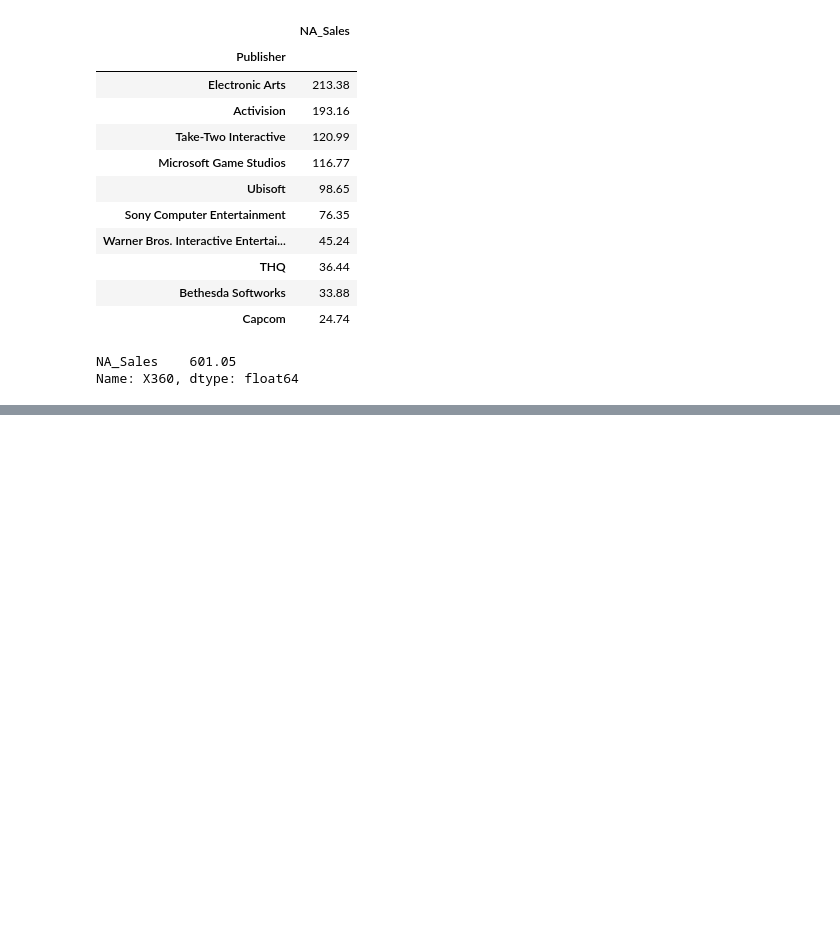
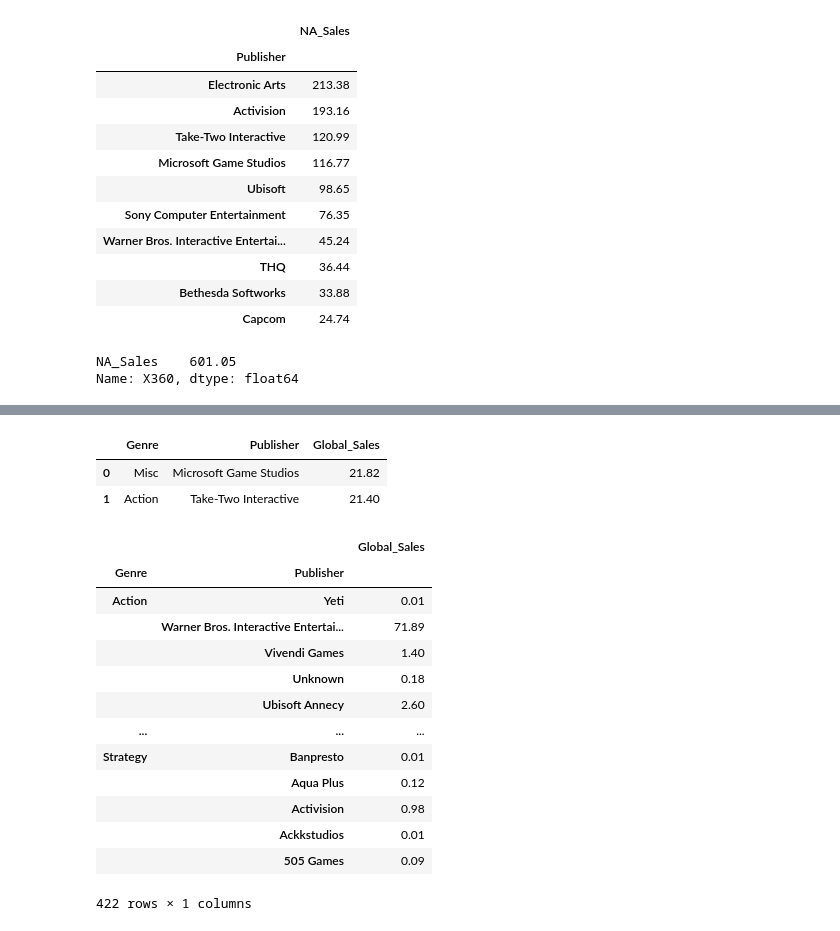
Before and after one commit to TomaszBury/The-ultimate-pandas-bootcamp-advanced-python-data-analysis, a Jupyter notebook: section_08/groupby_and_aggregates.ipynb, the cells around one changed output, grey strips where cells are left out. Drawn from its saved outputs; the diff is of its cells as text; code cells hidden in the pictures; blank space fills up the shorter version.

```diff
--- a/section_08/groupby_and_aggregates.ipynb
+++ b/section_08/groupby_and_aggregates.ipynb
@@ -722,0 +931,3 @@ Name: X360, dtype: float64
+# %%
+studios_key = ['Genre','Publisher','Global_Sales']
+studios = games.loc[:,studios_key]
@@ -722,0 +978,24 @@ Name: X360, dtype: float64
+# %%
+studios.head(n=2)
+# %% [output]
+|  | Genre | Publisher | Global_Sales |
+| 0 | Misc | Microsoft Game Studios | 21.82 |
+| 1 | Action | Take-Two Interactive | 21.40 |
+# %%
+studios_groupby = ['Genre','Publisher']
+studios.groupby(studios_groupby).sum().sort_values(by=studios_groupby, ascending=[True,False])
+# %% [output]
+|  |  | Global_Sales |
+| Genre | Publisher |  |
+| Action | Yeti | 0.01 |
+|  | Warner Bros. Interactive Entertai... | 71.89 |
+|  | Vivendi Games | 1.40 |
+|  | Unknown | 0.18 |
+|  | Ubisoft Annecy | 2.60 |
+| ... | ... | ... |
+| Strategy | Banpresto | 0.01 |
+|  | Aqua Plus | 0.12 |
+|  | Activision | 0.98 |
+|  | Ackkstudios | 0.01 |
+|  | 505 Games | 0.09 |
+422 rows × 1 columns
```
Also changed, not shown: parts of 31 cells of this notebook, 1 other file.
